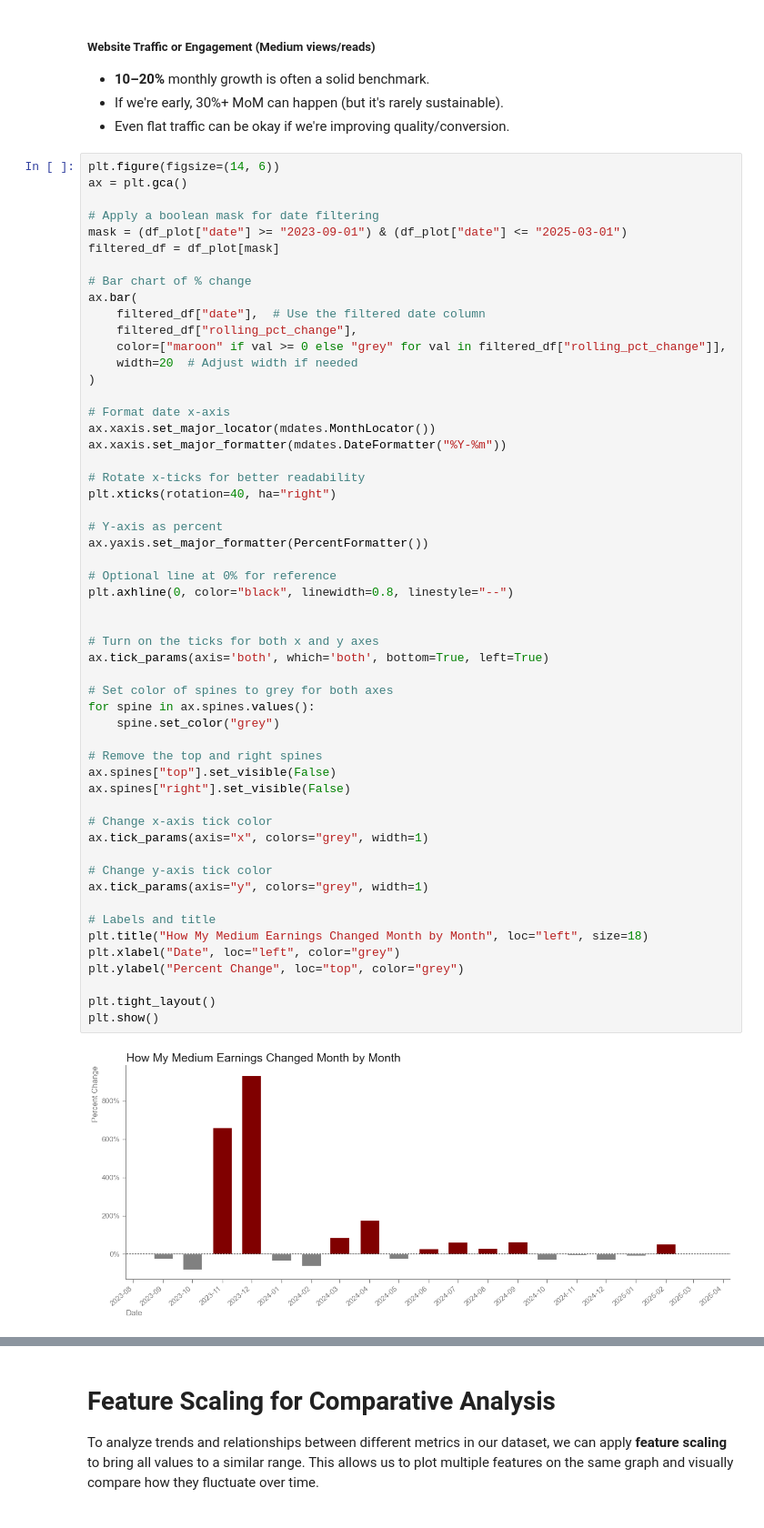
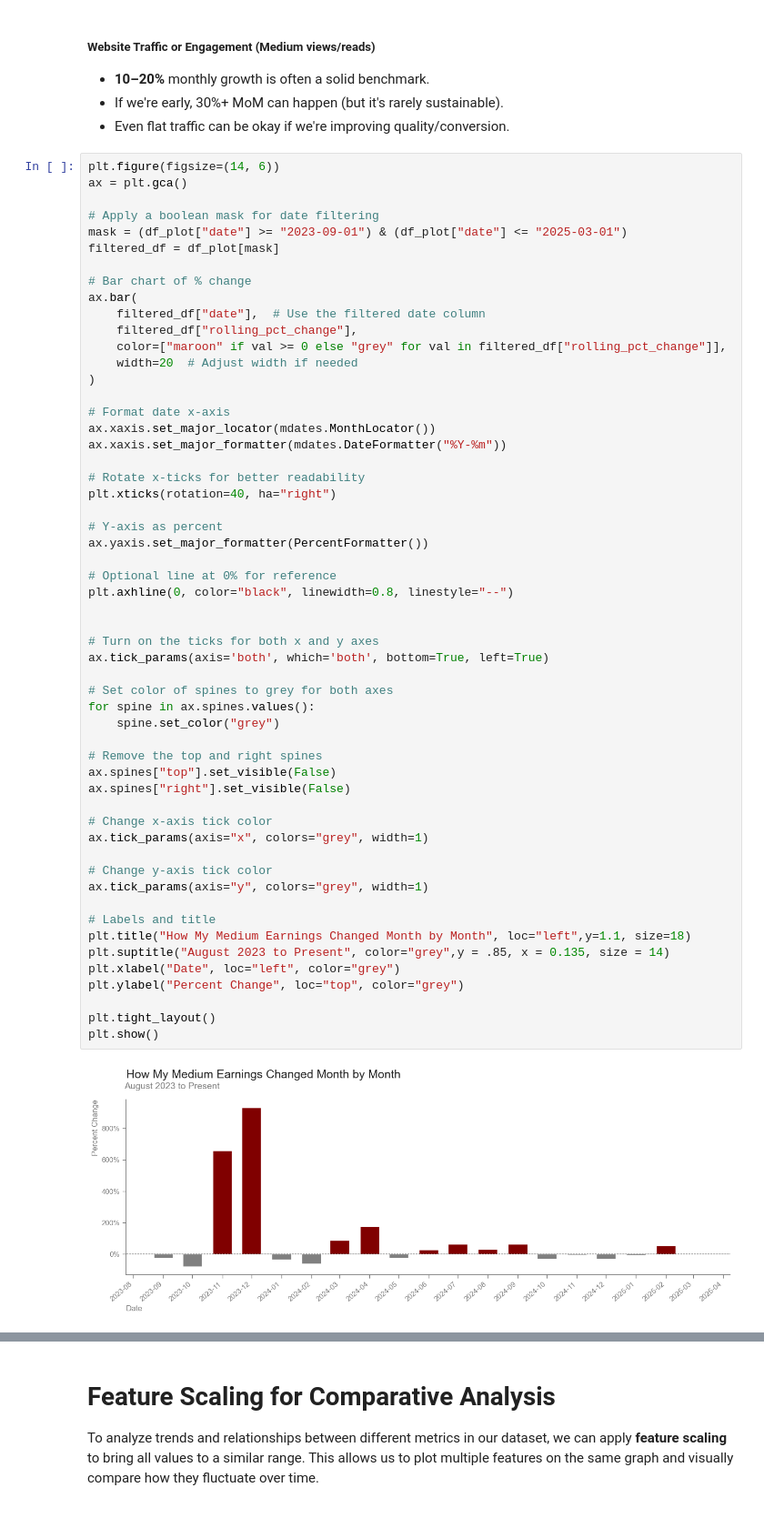
Before and after one commit to paul-trood/medium_earnings, a Jupyter notebook: 02_data_analysis.ipynb, the cells around one changed output, grey strips where cells are left out. Shown at 91% size. Drawn from its saved outputs; the diff is of its cells as text.

Commit message:
new scaled line plot

```diff
--- a/02_data_analysis.ipynb
+++ b/02_data_analysis.ipynb
@@ -817,35 +689,36 @@ plt.xticks(rotation=40, ha="right")
 ax.yaxis.set_major_formatter(PercentFormatter())
 
 # Optional line at 0% for reference
 plt.axhline(0, color="black", linewidth=0.8, linestyle="--")
 
 
 # Turn on the ticks for both x and y axes
 ax.tick_params(axis='both', which='both', bottom=True, left=True)
 
 # Set color of spines to grey for both axes
 for spine in ax.spines.values():
     spine.set_color("grey")
 
 # Remove the top and right spines
 ax.spines["top"].set_visible(False)
 ax.spines["right"].set_visible(False)
 
 # Change x-axis tick color
 ax.tick_params(axis="x", colors="grey", width=1)
 
 # Change y-axis tick color
 ax.tick_params(axis="y", colors="grey", width=1)
 
 # Labels and title
-plt.title("How My Medium Earnings Changed Month by Month", loc="left", size=18)
+plt.title("How My Medium Earnings Changed Month by Month", loc="left",y=1.1, size=18)
+plt.suptitle("August 2023 to Present", color="grey",y = .85, x = 0.135, size = 14)
 plt.xlabel("Date", loc="left", color="grey")
 plt.ylabel("Percent Change", loc="top", color="grey")
 
 plt.tight_layout()
 plt.show()
 # %% [output]
-[figure, old version]
+[figure, new version]
 # %%
 plt.figure(figsize=(14, 6))
 ax = plt.gca()
```
Also changed, not shown: parts of 29 cells of this notebook, 4 other files.
